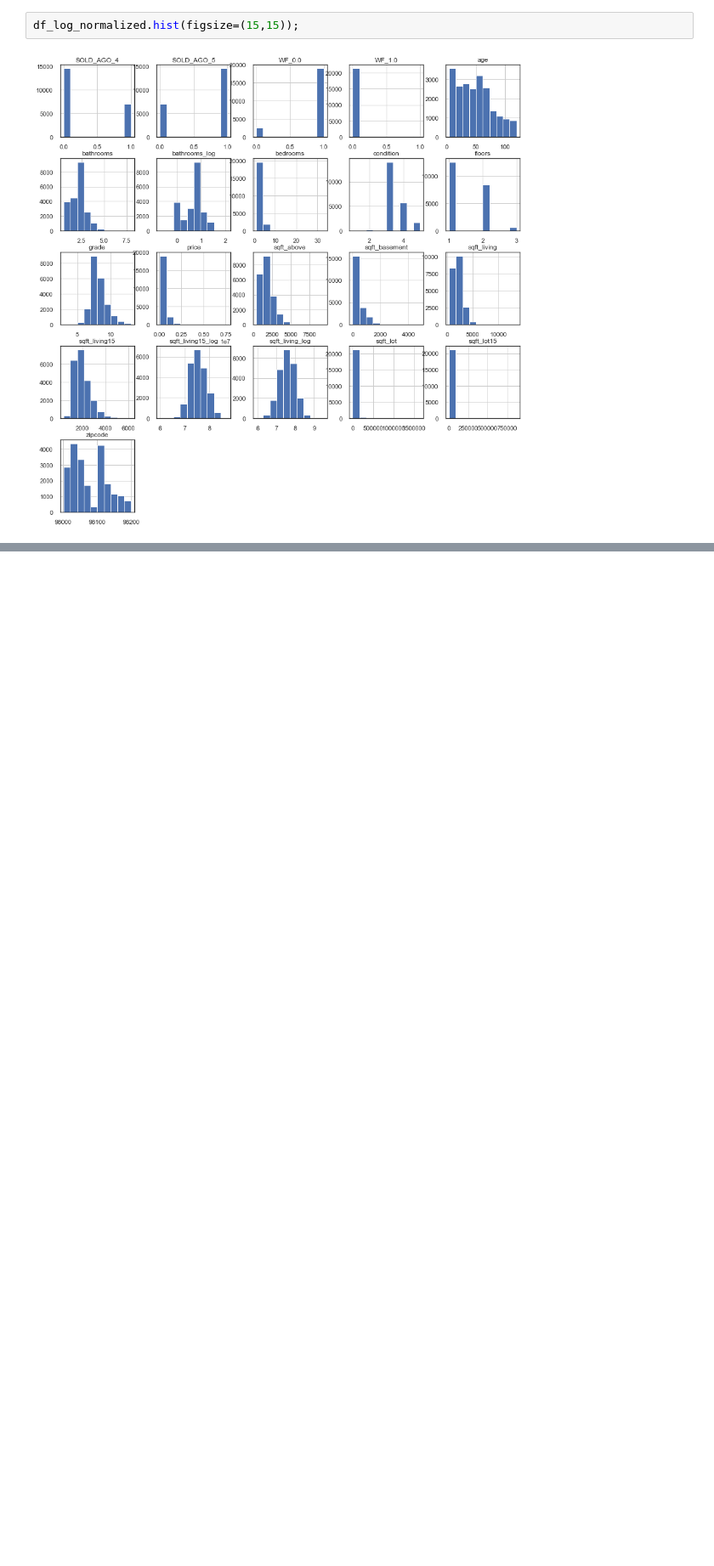
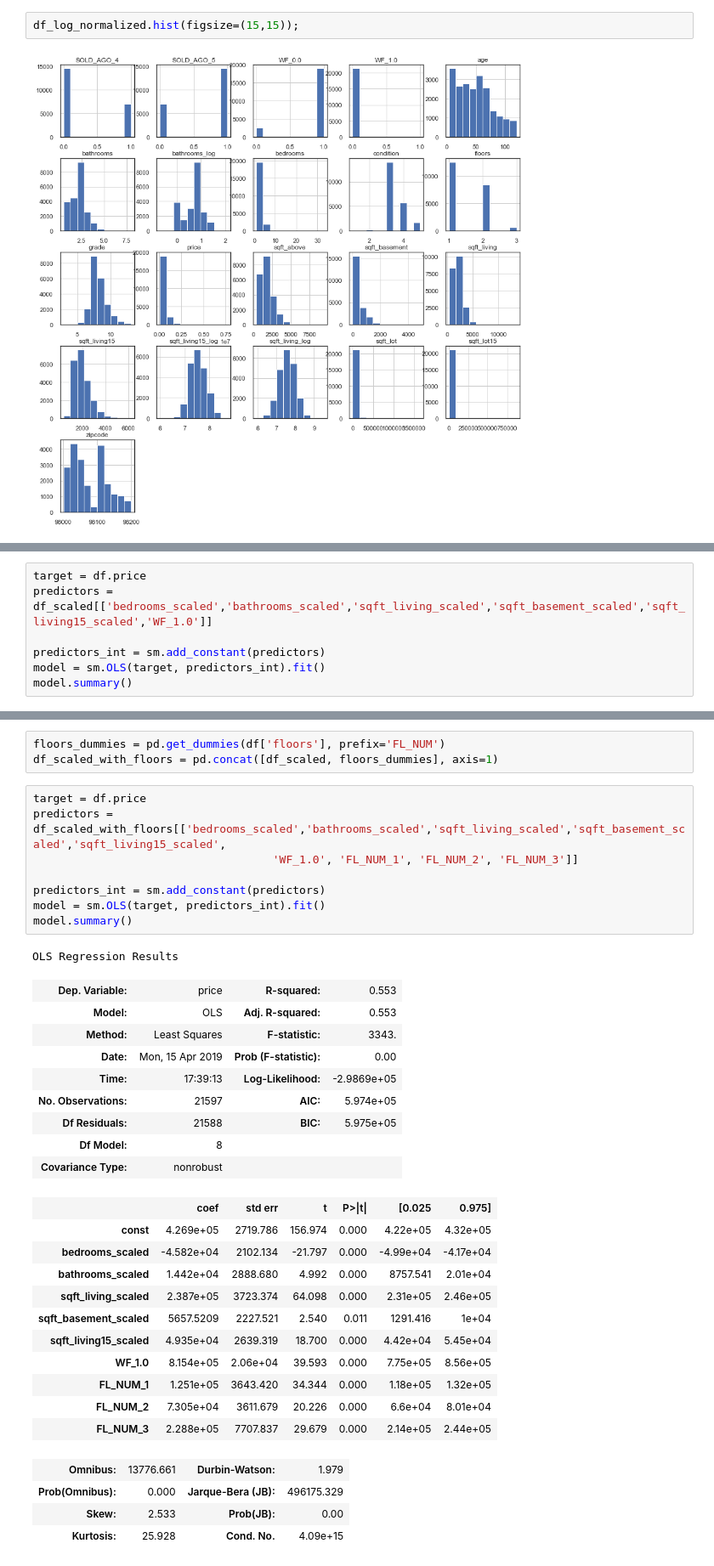
Before and after one commit to AnnaLara/dsc-1-final-project, a Jupyter notebook: draft.ipynb, the cells around one changed output, grey strips where cells are left out. Shown at 85% size. Drawn from its saved outputs; the diff is of its cells as text; blank space fills up the shorter version.

```diff
--- a/draft.ipynb
+++ b/draft.ipynb
@@ -589,0 +669,7 @@ Based on the histogram of the log transformation of certain features, the ditrib
+# %%
+target = df.price
+predictors = df_scaled[['bedrooms_scaled','bathrooms_scaled','sqft_living_scaled','sqft_basement_scaled','sqft_living15_scaled','WF_1.0']]
+
+predictors_int = sm.add_constant(predictors)
+model = sm.OLS(target, predictors_int).fit()
+model.summary()
@@ -589,0 +730,37 @@ Based on the histogram of the log transformation of certain features, the ditrib
+# %%
+floors_dummies = pd.get_dummies(df['floors'], prefix='FL_NUM')
+df_scaled_with_floors = pd.concat([df_scaled, floors_dummies], axis=1)
+# %%
+target = df.price
+predictors = df_scaled_with_floors[['bedrooms_scaled','bathrooms_scaled','sqft_living_scaled','sqft_basement_scaled','sqft_living15_scaled',
+                                    'WF_1.0', 'FL_NUM_1', 'FL_NUM_2', 'FL_NUM_3']]
+
+predictors_int = sm.add_constant(predictors)
+model = sm.OLS(target, predictors_int).fit()
+model.summary()
+# %% [output]
+OLS Regression Results
+| Dep. Variable: | price | R-squared: | 0.553 |
+| Model: | OLS | Adj. R-squared: | 0.553 |
+| Method: | Least Squares | F-statistic: | 3343. |
+| Date: | Mon, 15 Apr 2019 | Prob (F-statistic): | 0.00 |
+| Time: | 17:39:13 | Log-Likelihood: | -2.9869e+05 |
+| No. Observations: | 21597 | AIC: | 5.974e+05 |
+| Df Residuals: | 21588 | BIC: | 5.975e+05 |
+| Df Model: | 8 |  |  |
+| Covariance Type: | nonrobust |  |  |
+|  | coef | std err | t | P>|t| | [0.025 | 0.975] |
+| const | 4.269e+05 | 2719.786 | 156.974 | 0.000 | 4.22e+05 | 4.32e+05 |
+| bedrooms_scaled | -4.582e+04 | 2102.134 | -21.797 | 0.000 | -4.99e+04 | -4.17e+04 |
+| bathrooms_scaled | 1.442e+04 | 2888.680 | 4.992 | 0.000 | 8757.541 | 2.01e+04 |
+| sqft_living_scaled | 2.387e+05 | 3723.374 | 64.098 | 0.000 | 2.31e+05 | 2.46e+05 |
+| sqft_basement_scaled | 5657.5209 | 2227.521 | 2.540 | 0.011 | 1291.416 | 1e+04 |
+| sqft_living15_scaled | 4.935e+04 | 2639.319 | 18.700 | 0.000 | 4.42e+04 | 5.45e+04 |
+| WF_1.0 | 8.154e+05 | 2.06e+04 | 39.593 | 0.000 | 7.75e+05 | 8.56e+05 |
+| FL_NUM_1 | 1.251e+05 | 3643.420 | 34.344 | 0.000 | 1.18e+05 | 1.32e+05 |
+| FL_NUM_2 | 7.305e+04 | 3611.679 | 20.226 | 0.000 | 6.6e+04 | 8.01e+04 |
+| FL_NUM_3 | 2.288e+05 | 7707.837 | 29.679 | 0.000 | 2.14e+05 | 2.44e+05 |
+| Omnibus: | 13776.661 | Durbin-Watson: | 1.979 |
+| Prob(Omnibus): | 0.000 | Jarque-Bera (JB): | 496175.329 |
+| Skew: | 2.533 | Prob(JB): | 0.00 |
+| Kurtosis: | 25.928 | Cond. No. | 4.09e+15 |
```
Also changed, not shown: parts of 22 cells of this notebook.
